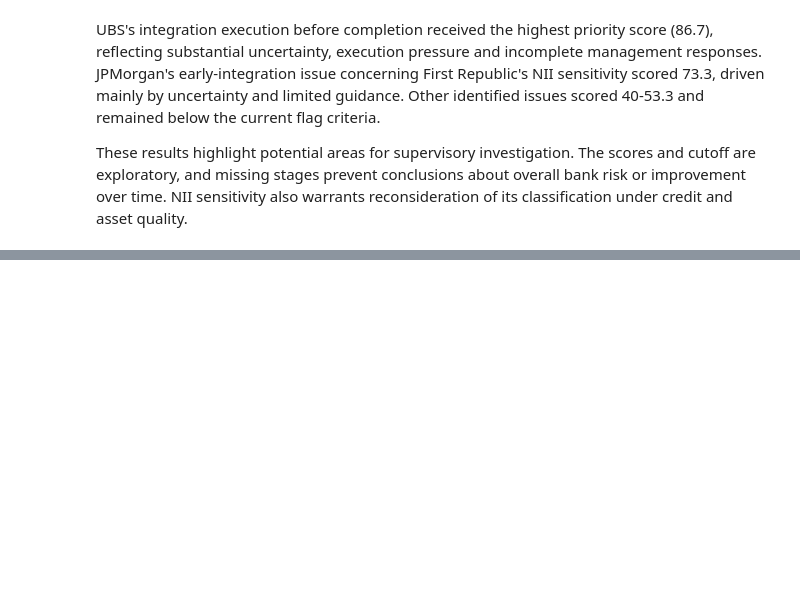
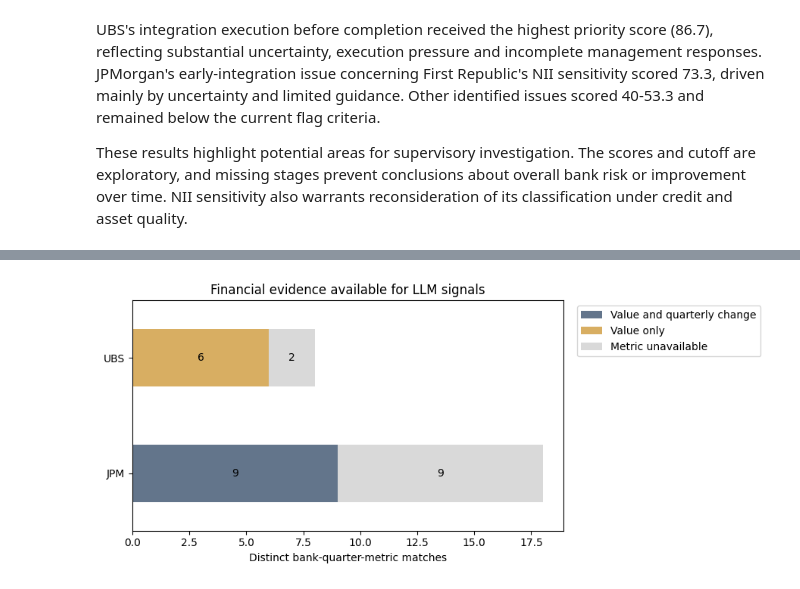
Before and after one commit to maybebool/boe-financial-analysis, a Jupyter notebook: inessa_llm_analysis_23_sept.ipynb, the cells around one changed output, grey strips where cells are left out. Cells and saved outputs as stored; diff of their text form; code cells hidden in the pictures; blank space fills up the shorter version.

Commit message:
Added financial metrics to the LLM signals

```diff
--- a/inessa_llm_analysis_23_sept.ipynb
+++ b/inessa_llm_analysis_23_sept.ipynb
@@ -2596,0 +2890,67 @@ These results highlight potential areas for supervisory investigation. The score
+# %%
+coverage = signal_metrics.assign(
+    evidence_status="Metric unavailable"
+)
+
+available = coverage["value"].notna()
+
+coverage.loc[
+    available & coverage["change"].isna(),
+    "evidence_status",
+] = "Value only"
+
+coverage.loc[
+    available & coverage["change"].notna(),
+    "evidence_status",
+] = "Value and quarterly change"
+
+# Count distinct bank-quarter-metric combinations, avoiding repeated risks.
+coverage = coverage.drop_duplicates(
+    ["bank", "quarter", "metric_name"]
+)
+
+counts = pd.crosstab(
+    coverage["bank"],
+    coverage["evidence_status"],
+).reindex(
+    columns=[
+        "Value and quarterly change",
+        "Value only",
+        "Metric unavailable",
+    ],
+    fill_value=0,
+)
+
+ax = counts.plot.barh(
+    stacked=True,
+    figsize=(9, 4),
+    color=["#63758B", "#D8AE62", "#D9D9D9"],
+)
+
+ax.set_title("Financial evidence available for LLM signals")
+ax.set_xlabel("Distinct bank-quarter-metric matches")
+ax.set_ylabel("")
+ax.legend(title="", bbox_to_anchor=(1.02, 1), loc="upper left")
+
+for container in ax.containers:
+    ax.bar_label(
+        container,
+        labels=[
+            str(int(value)) if value > 0 else ""
+            for value in container.datavalues
+        ],
+        label_type="center",
+    )
+
+fig = ax.get_figure()
+fig.tight_layout()
+
+fig.savefig(
+    CHECKPOINT_DIR / "financial_evidence_coverage.png",
+    dpi=300,
+    bbox_inches="tight",
+)
+
+plt.show()
+# %% [output]
+[figure, added]
```
Also changed, not shown: parts of 16 cells of this notebook.
